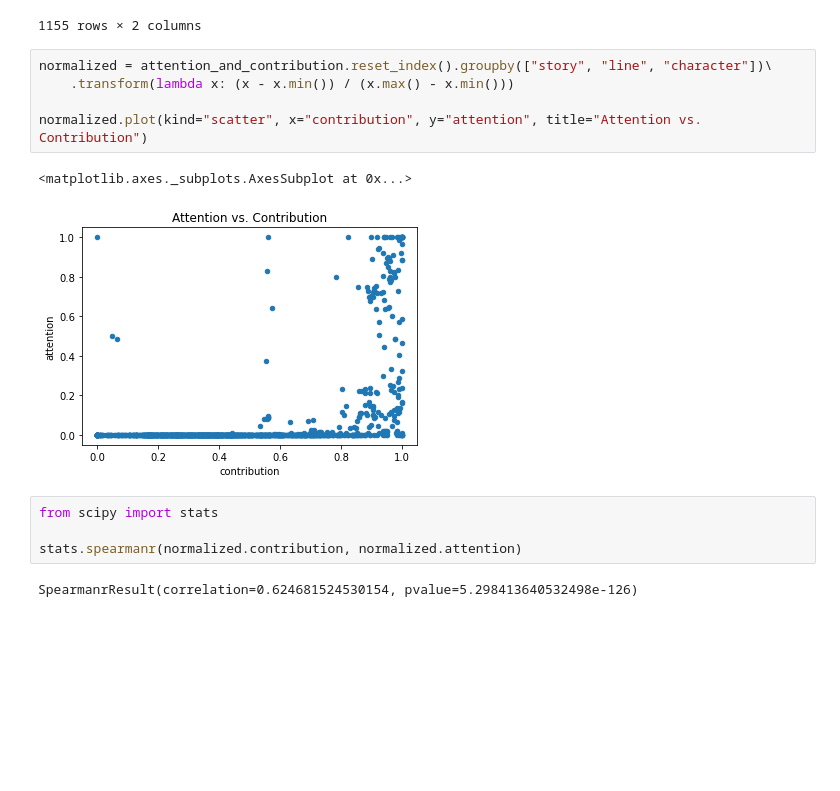
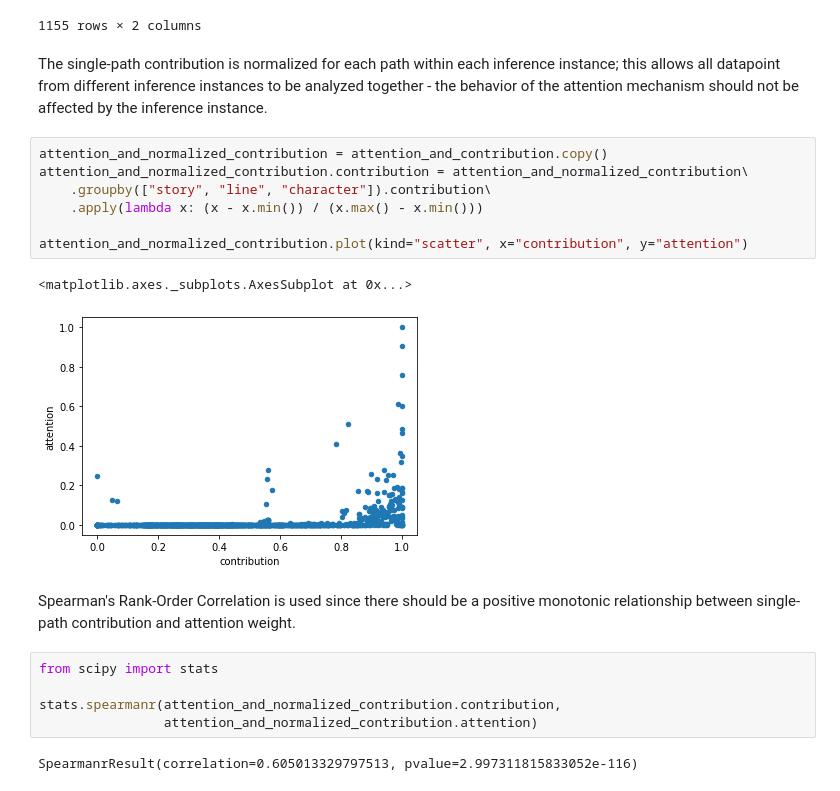
Before and after one commit to Dralan1912/HAICOR-Experiment, a Jupyter notebook: Research Question 2.ipynb, the cells around one changed output. Cells and saved outputs as stored; diff of their text form; blank space fills up the shorter version.

```diff
--- a/Research Question 2.ipynb
+++ b/Research Question 2.ipynb
@@ -170,17 +196,24 @@ attention_and_contribution
 |  |  |  | safety related to pin Synonym fal... | 1.056235e-11 | 1.086926 |
 |  |  |  | status has context medicine relat... | 1.076834e-08 | 1.348737 |
 1155 rows × 2 columns
+# %% [markdown]
+The single-path contribution is normalized for each path within each inference instance; this allows all datapoint from different inference instances to be analyzed together - the behavior of the attention mechanism should not be affected by the inference instance.
 # %%
-normalized = attention_and_contribution.reset_index().groupby(["story", "line", "character"])\
-    .transform(lambda x: (x - x.min()) / (x.max() - x.min()))
+attention_and_normalized_contribution = attention_and_contribution.copy()
+attention_and_normalized_contribution.contribution = attention_and_normalized_contribution\
+    .groupby(["story", "line", "character"]).contribution\
+    .apply(lambda x: (x - x.min()) / (x.max() - x.min()))
 
-normalized.plot(kind="scatter", x="contribution", y="attention", title="Attention vs. Contribution")
+attention_and_normalized_contribution.plot(kind="scatter", x="contribution", y="attention")
 # %% [output]
 <matplotlib.axes._subplots.AxesSubplot at 0x...>
-[figure, old version]
+[figure, new version]
+# %% [markdown]
+Spearman's Rank-Order Correlation is used since there should be a positive monotonic relationship between single-path contribution and attention weight.
 # %%
 from scipy import stats
 
-stats.spearmanr(normalized.contribution, normalized.attention)
+stats.spearmanr(attention_and_normalized_contribution.contribution,
+                attention_and_normalized_contribution.attention)
 # %% [output]
-SpearmanrResult(correlation=0.624681524530154, pvalue=5.298413640532498e-126)
+SpearmanrResult(correlation=0.605013329797513, pvalue=2.997311815833052e-116)
```
Also changed, not shown: parts of 9 cells of this notebook, 1 other file.
